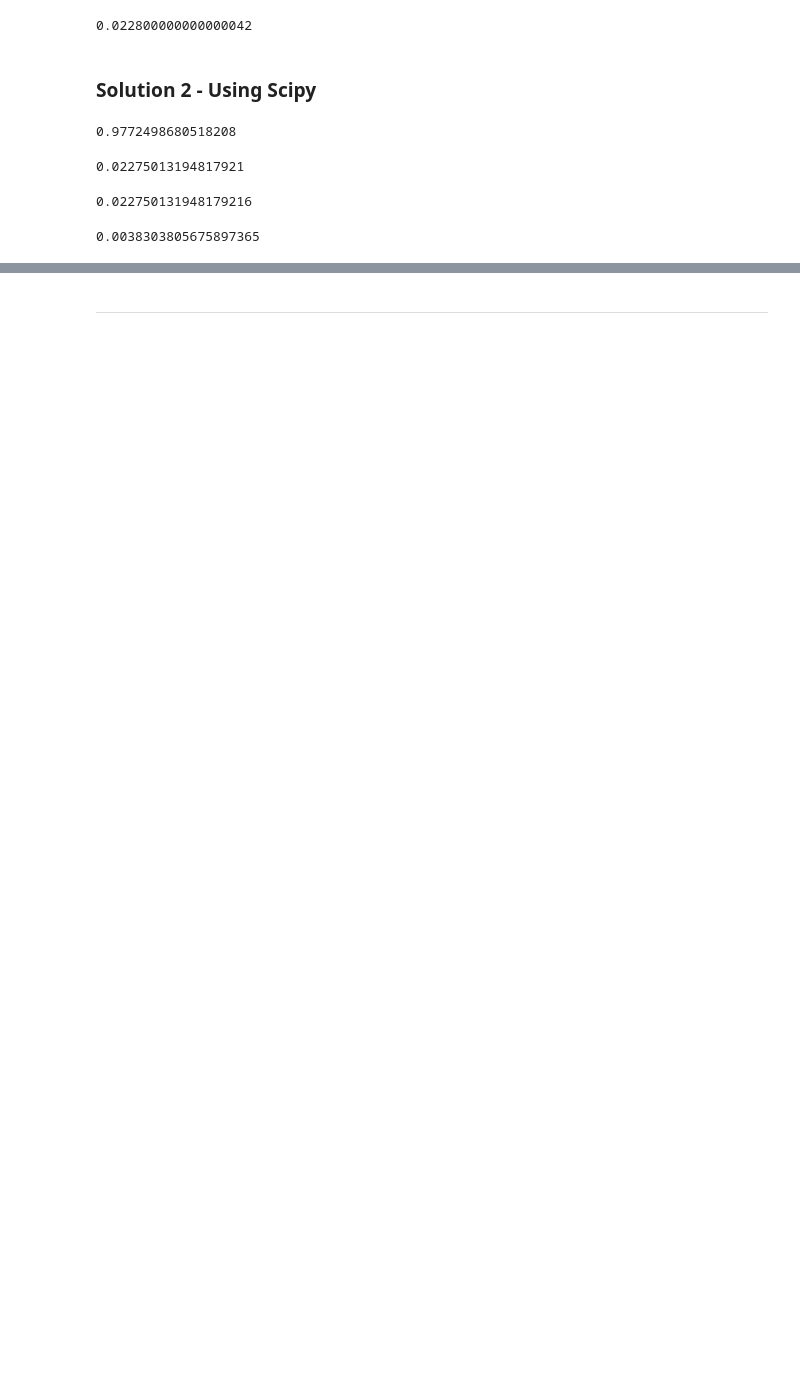
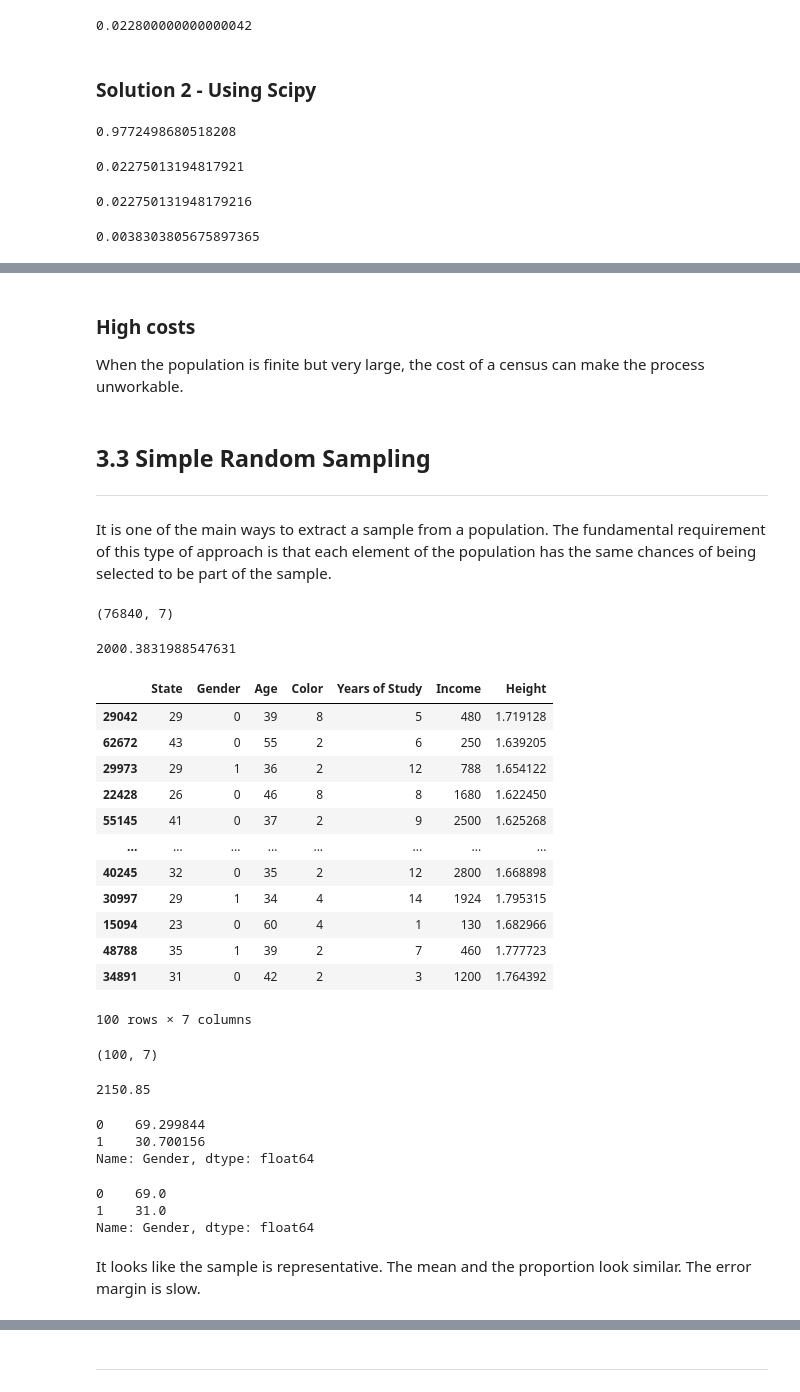
Before and after one commit to nathanqueija/myjourneytodatascience, a Jupyter notebook: 04_statistics_with_python_part2/statistics_2.ipynb, the cells around one changed output, grey strips where cells are left out. Cells and saved outputs as stored; diff of their text form; code cells hidden in the pictures; blank space fills up the shorter version.

Commit message:
Add sampling studies

```diff
--- a/04_statistics_with_python_part2/statistics_2.ipynb
+++ b/04_statistics_with_python_part2/statistics_2.ipynb
@@ -816,0 +791,56 @@ Suponha que os pesos dos sacos de arroz de uma indústria alimentícia se distri
+# %% [markdown]
+### High costs
+
+When the population is finite but very large, the cost of a census can make the process unworkable.
+# %% [markdown]
+## 3.3 Simple Random Sampling
+***
+# %% [markdown]
+It is one of the main ways to extract a sample from a population. The fundamental requirement of this type of approach is that each element of the population has the same chances of being selected to be part of the sample.
+# %%
+df.shape
+# %% [output]
+(76840, 7)
+# %%
+df['Income'].mean()
+# %% [output]
+2000.3831988547631
+# %%
+simple_random_sampling = df.sample(n = 100, random_state = 101)
+simple_random_sampling
+# %% [output]
+|  | State | Gender | Age | Color | Years of Study | Income | Height |
+| 29042 | 29 | 0 | 39 | 8 | 5 | 480 | 1.719128 |
+| 62672 | 43 | 0 | 55 | 2 | 6 | 250 | 1.639205 |
+| 29973 | 29 | 1 | 36 | 2 | 12 | 788 | 1.654122 |
+| 22428 | 26 | 0 | 46 | 8 | 8 | 1680 | 1.622450 |
+| 55145 | 41 | 0 | 37 | 2 | 9 | 2500 | 1.625268 |
+| ... | ... | ... | ... | ... | ... | ... | ... |
+| 40245 | 32 | 0 | 35 | 2 | 12 | 2800 | 1.668898 |
+| 30997 | 29 | 1 | 34 | 4 | 14 | 1924 | 1.795315 |
+| 15094 | 23 | 0 | 60 | 4 | 1 | 130 | 1.682966 |
+| 48788 | 35 | 1 | 39 | 2 | 7 | 460 | 1.777723 |
+| 34891 | 31 | 0 | 42 | 2 | 3 | 1200 | 1.764392 |
+100 rows × 7 columns
+# %%
+simple_random_sampling.shape
+# %% [output]
+(100, 7)
+# %%
+simple_random_sampling['Income'].mean()
+# %% [output]
+2150.85
+# %%
+df['Gender'].value_counts(normalize=True) * 100
+# %% [output]
+0    69.299844
+1    30.700156
+Name: Gender, dtype: float64
+# %%
+simple_random_sampling['Gender'].value_counts(normalize=True) * 100
+# %% [output]
+0    69.0
+1    31.0
+Name: Gender, dtype: float64
+# %% [markdown]
+It looks like the sample is representative. The mean and the proportion look similar. The error margin is slow.
```
Also changed, not shown: parts of 127 cells of this notebook, 2 other files.
